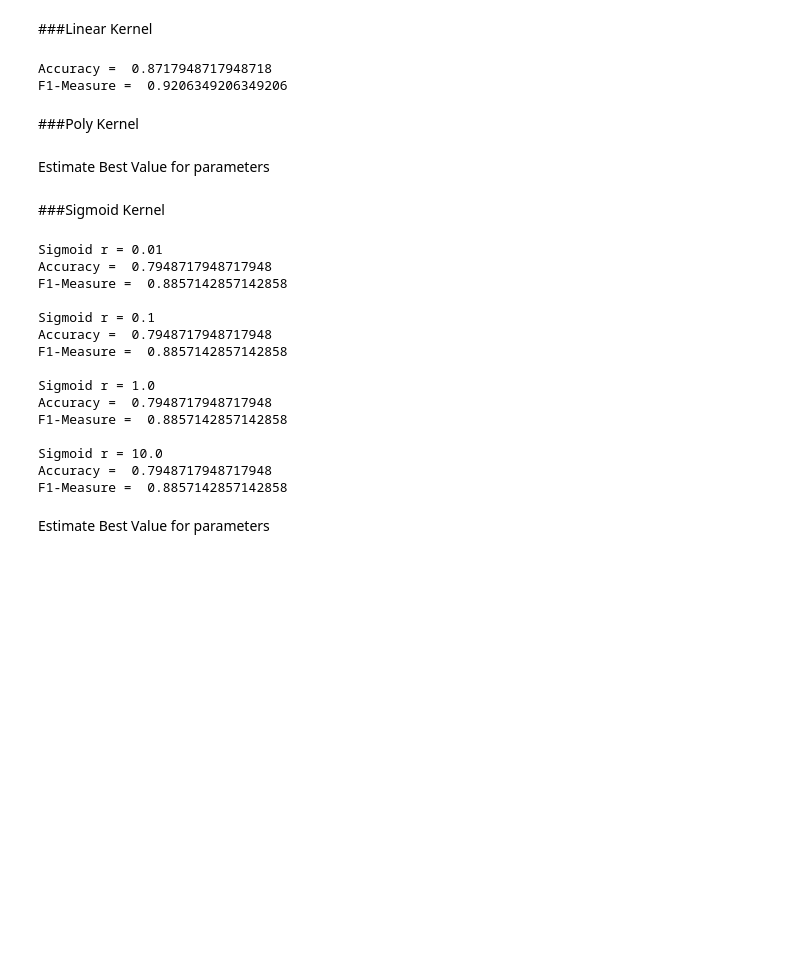
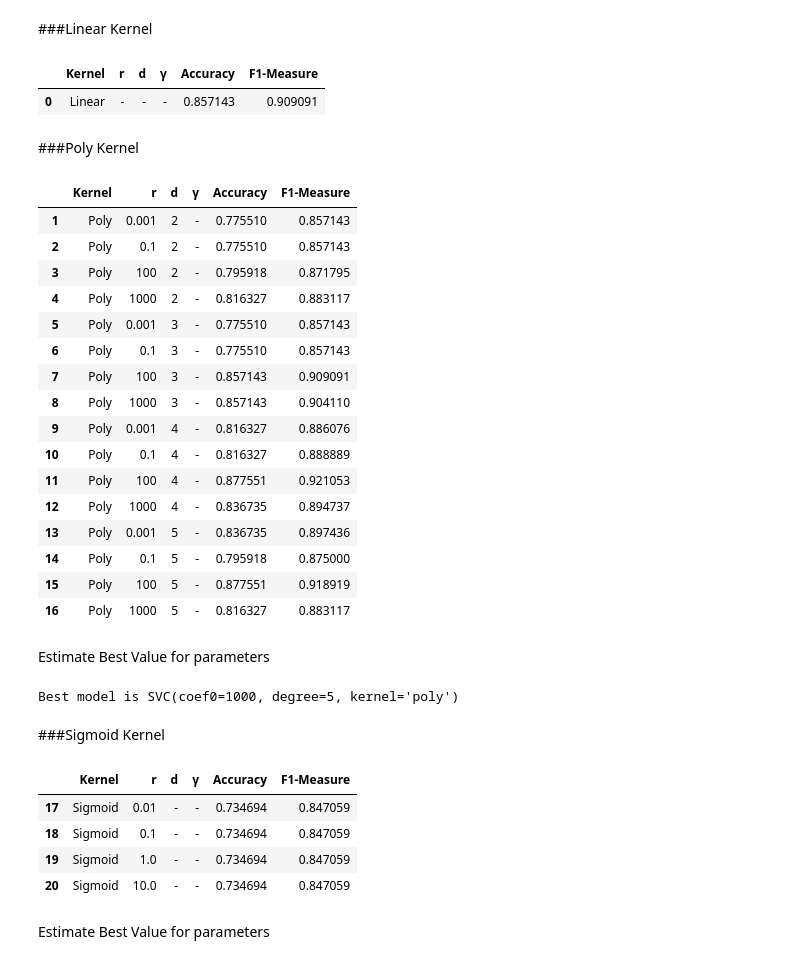
Before and after one commit to saeedgolzar/aml-course, a Jupyter notebook: Assignments/ML_HW3/AML_HW3.ipynb, the cells around one changed output. Saved outputs shown, nothing was run; the diff lists cells and outputs as text; code cells hidden in the pictures; blank space fills up the shorter version.

```diff
--- a/Assignments/ML_HW3/AML_HW3.ipynb
+++ b/Assignments/ML_HW3/AML_HW3.ipynb
@@ -24,7 +23,9 @@ parkinsons = pd.read_csv(path)
 X = parkinsons.drop(['status','name'], axis=1)
 y = parkinsons.status
 
-X_train, X_test, y_train, y_test = train_test_split(X, y , test_size=0.2)
+X_train, X_test, y_train, y_test = train_test_split(X, y , test_size=0.25)
+
+SVM_Result = pd.DataFrame(columns=['Kernel', 'r', 'd', 'γ', 'Accuracy', 'F1-Measure'])
 # %% [markdown]
 ##SVM model
 # %% [markdown]
@@ -41,52 +42,74 @@ y_pred = linsvc.predict(X_test)
 acc_score = metrics.accuracy_score(y_test, y_pred)
 f1_score = metrics.f1_score(y_test, y_pred)
 
-print('Accuracy = ', acc_score)
-print('F1-Measure = ', f1_score)
+SVM_Result.drop(SVM_Result.index[SVM_Result['Kernel'] == 'Linear'], inplace=True)
+SVM_Result.loc[len(SVM_Result.index)] = ['Linear', '-', '-', '-', acc_score, f1_score]
+SVM_Result
 # %% [output]
-Accuracy =  0.8717948717948718
-F1-Measure =  0.9206349206349206
+|  | Kernel | r | d | γ | Accuracy | F1-Measure |
+| 0 | Linear | - | - | - | 0.857143 | 0.909091 |
 # %% [markdown]
 ###Poly Kernel
 # %%
 from sklearn.svm import SVC
 from sklearn import metrics
 
+SVM_Result.drop(SVM_Result.index[SVM_Result['Kernel'] == 'Poly'], inplace=True)
 for d in [2, 3, 4, 5]:
-  for r in [1, 2, 3]:
+  for r in [0.001, 0.1, 100, 1000]:
 
-    polysvc = SVC(kernel = 'poly',  gamma=r, degree=d)
+    polysvc = SVC(kernel = 'poly',  coef0=r, degree=d)
     polysvc.fit(X_train, y_train)
 
     y_pred = polysvc.predict(X_test)
 
     acc_score = metrics.accuracy_score(y_test, y_pred)
     f1_score = metrics.f1_score(y_test, y_pred)
 
-    print('Poly r =',r,' d =',d)
-    print('Accuracy = ', acc_score)
-    print('F1-Measure = ', f1_score)
-    print('')
+    SVM_Result.loc[len(SVM_Result.index)] = ['Poly', r, d, '-', acc_score, f1_score]
+
+SVM_Result.loc[SVM_Result['Kernel'] == 'Poly']
+# %% [output]
+|  | Kernel | r | d | γ | Accuracy | F1-Measure |
+| 1 | Poly | 0.001 | 2 | - | 0.775510 | 0.857143 |
+| 2 | Poly | 0.1 | 2 | - | 0.775510 | 0.857143 |
+| 3 | Poly | 100 | 2 | - | 0.795918 | 0.871795 |
+| 4 | Poly | 1000 | 2 | - | 0.816327 | 0.883117 |
+| 5 | Poly | 0.001 | 3 | - | 0.775510 | 0.857143 |
+| 6 | Poly | 0.1 | 3 | - | 0.775510 | 0.857143 |
+| 7 | Poly | 100 | 3 | - | 0.857143 | 0.909091 |
+| 8 | Poly | 1000 | 3 | - | 0.857143 | 0.904110 |
+| 9 | Poly | 0.001 | 4 | - | 0.816327 | 0.886076 |
+| 10 | Poly | 0.1 | 4 | - | 0.816327 | 0.888889 |
+| 11 | Poly | 100 | 4 | - | 0.877551 | 0.921053 |
+| 12 | Poly | 1000 | 4 | - | 0.836735 | 0.894737 |
+| 13 | Poly | 0.001 | 5 | - | 0.836735 | 0.897436 |
+| 14 | Poly | 0.1 | 5 | - | 0.795918 | 0.875000 |
+| 15 | Poly | 100 | 5 | - | 0.877551 | 0.918919 |
+| 16 | Poly | 1000 | 5 | - | 0.816327 | 0.883117 |
 # %% [markdown]
 Estimate Best Value for parameters
 # %%
 from sklearn.model_selection import GridSearchCV
 
 polysvc = SVC(kernel = 'poly')
-parameters = {'degree':[2, 3, 4, 5], 'gamma': [0.0001, 0.001]}
+parameters = {'degree':[2, 3, 4, 5], 'coef0': [0.001, 0.1, 100, 1000]}
 gsearch = GridSearchCV(polysvc, parameters)
 gsearch.fit(X_train, y_train)
 clf = gsearch.best_estimator_
 print('Best model is', clf)
+# %% [output]
+Best model is SVC(coef0=1000, degree=5, kernel='poly')
 # %% [markdown]
 ###Sigmoid Kernel
 # %%
 from sklearn.svm import SVC
 from sklearn import metrics
 
+SVM_Result.drop(SVM_Result.index[SVM_Result['Kernel'] == 'Sigmoid'], inplace=True)
 for r in [1e-2, 1e-1, 1e0, 1e1]:
 
-  sigsvc = SVC(kernel = 'sigmoid', gamma=r)
+  sigsvc = SVC(kernel = 'sigmoid', coef0=r)
   sigsvc.fit(X_train, y_train)
 
   y_pred = sigsvc.predict(X_test)
@@ -94,26 +117,15 @@ for r in [1e-2, 1e-1, 1e0, 1e1]:
   acc_score = metrics.accuracy_score(y_test, y_pred)
   f1_score = metrics.f1_score(y_test, y_pred)
 
-  print('Sigmoid r =',r)
-  print('Accuracy = ', acc_score)
-  print('F1-Measure = ', f1_score)
-  print('')
+  SVM_Result.loc[len(SVM_Result.index)] = ['Sigmoid', r, '-', '-', acc_score, f1_score]
+
+SVM_Result.loc[SVM_Result['Kernel'] == 'Sigmoid']
 # %% [output]
-Sigmoid r = 0.01
-Accuracy =  0.7948717948717948
-F1-Measure =  0.8857142857142858
-
-Sigmoid r = 0.1
-Accuracy =  0.7948717948717948
-F1-Measure =  0.8857142857142858
-
-Sigmoid r = 1.0
-Accuracy =  0.7948717948717948
-F1-Measure =  0.8857142857142858
-
-Sigmoid r = 10.0
-Accuracy =  0.7948717948717948
-F1-Measure =  0.8857142857142858
+|  | Kernel | r | d | γ | Accuracy | F1-Measure |
+| 17 | Sigmoid | 0.01 | - | - | 0.734694 | 0.847059 |
+| 18 | Sigmoid | 0.1 | - | - | 0.734694 | 0.847059 |
+| 19 | Sigmoid | 1.0 | - | - | 0.734694 | 0.847059 |
+| 20 | Sigmoid | 10.0 | - | - | 0.734694 | 0.847059 |
 # %% [markdown]
 Estimate Best Value for parameters
 # %%
```
Also changed, not shown: parts of 10 cells of this notebook.
